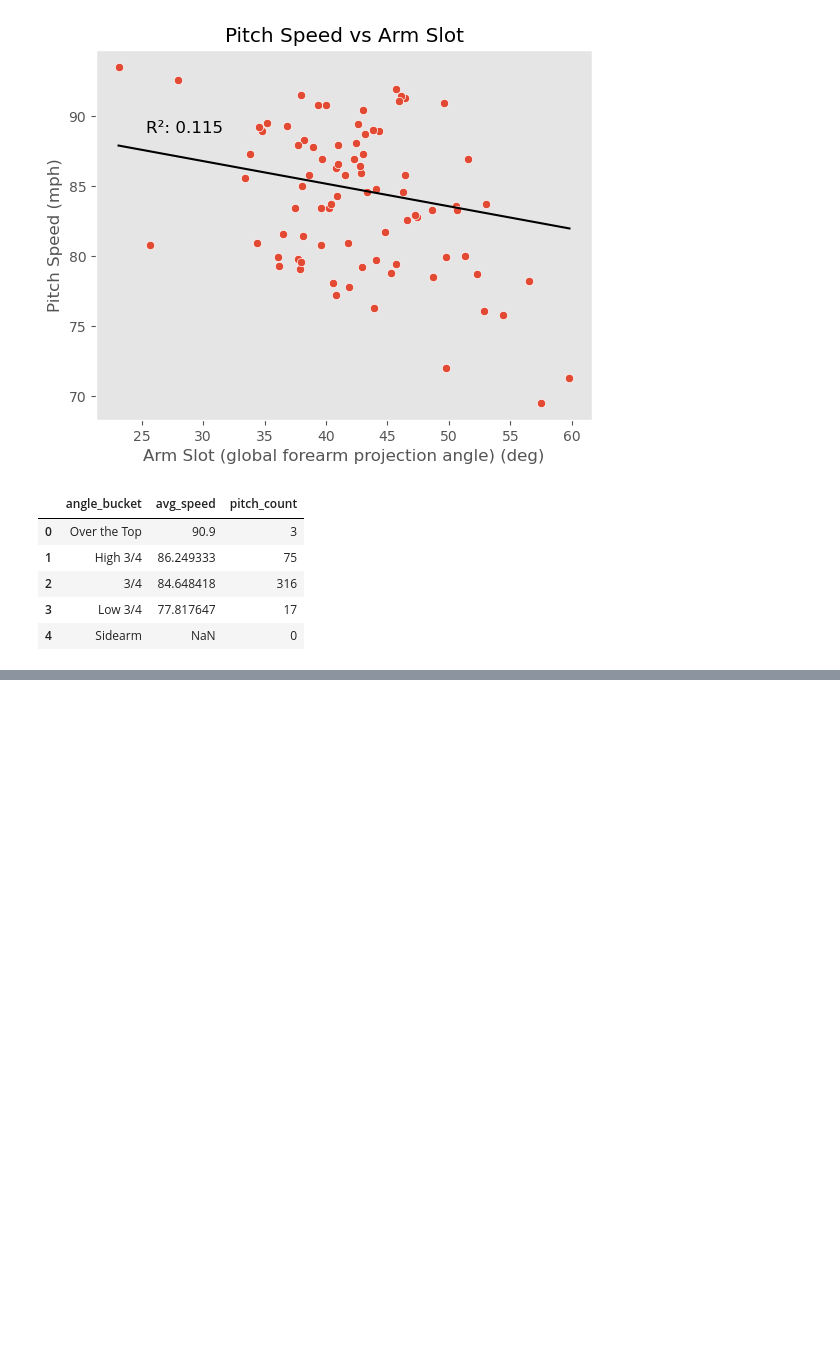
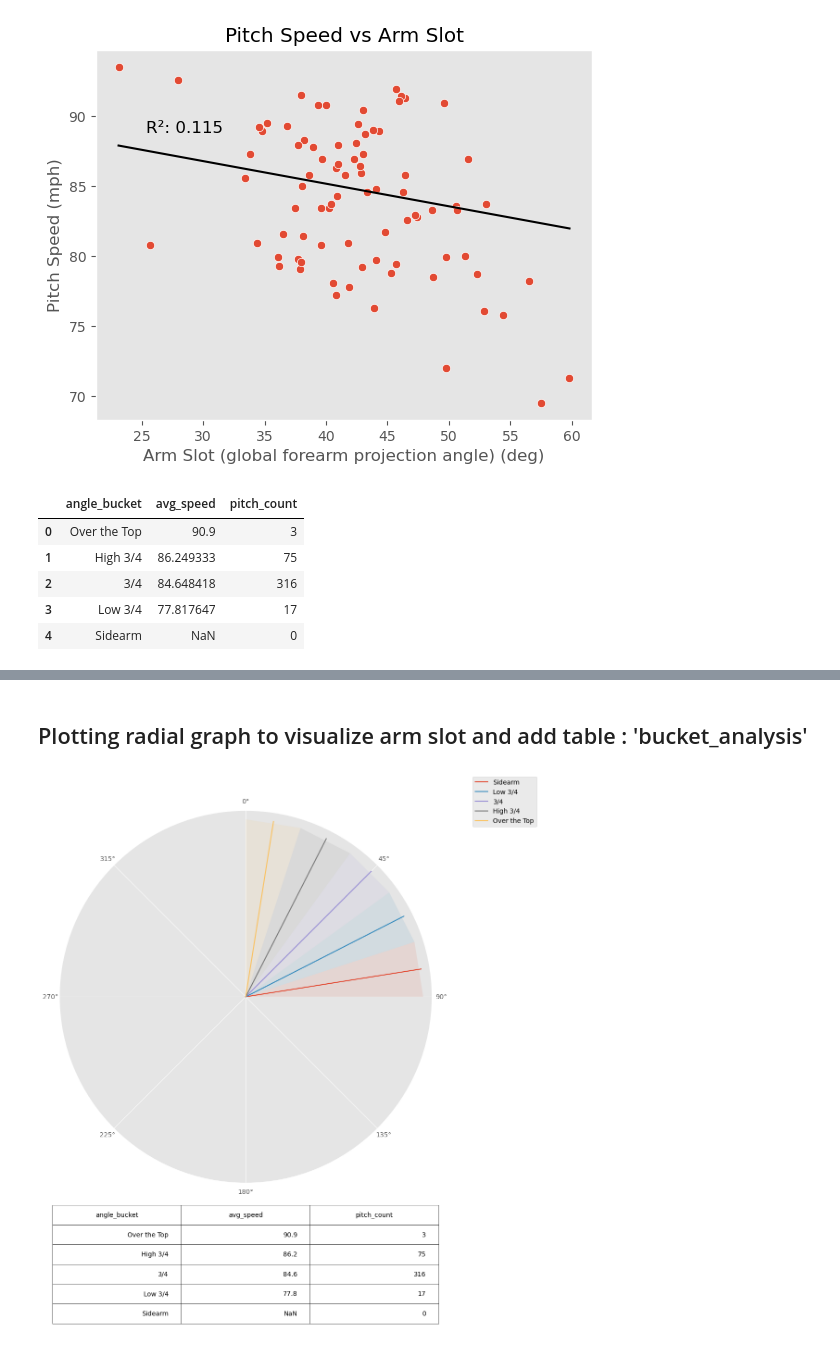
Before and after one commit to EmilioCMartinez/Baseball-Related, a Jupyter notebook: openbiomechanics/Arm Slot Analysis.ipynb, the cells around one changed output, grey strips where cells are left out. Drawn from its saved outputs; the diff is of its cells as text; code cells hidden in the pictures; blank space fills up the shorter version.

Commit message:
Add files via upload
View velocity as a product of arm slot

```diff
--- a/openbiomechanics/Arm Slot Analysis.ipynb
+++ b/openbiomechanics/Arm Slot Analysis.ipynb
@@ -264,0 +172,47 @@ plt.show()
+# %% [markdown]
+## Plotting radial graph to visualize arm slot and add table : 'bucket_analysis'
+# %%
+#change all velos to 1 decimal point
+bucket_analysis['avg_speed'] = bucket_analysis['avg_speed'].apply(lambda x: f'{x:.1f}' if isinstance(x, float) else x)
+
+# Define bucket angles for polar plot
+bucket_angles = {
+    'Sidearm': 90 - 9 ,  # Midpoint of 72 to 90 degrees
+    'Low 3/4': 90 - 9 - 18,
+    '3/4': 90 - 9 - 36,
+    'High 3/4': 90 - 9 - 54,
+    'Over the Top': 90 - 9 - 72
+}
+
+
+# Set up the figure
+fig, ax = plt.subplots(2, 1, figsize=(10, 12), gridspec_kw={'height_ratios': [3, 1]})
+
+# Polar plot
+ax0 = plt.subplot(211, projection='polar')
+for bucket, angle in bucket_angles.items():
+    angle_rad = np.deg2rad(angle)
+    ax0.plot([angle_rad, angle_rad], [0, 1], label=bucket)
+    ax0.fill_between([angle_rad - np.deg2rad(9), angle_rad + np.deg2rad(9)], 0, 1, alpha=0.1)
+
+ax0.set_theta_zero_location('N')
+ax0.set_theta_direction(-1)
+ax0.set_rticks([])
+ax0.set_yticklabels([])
+ax0.legend(loc='upper left', bbox_to_anchor=(1.1, 1.1))
+
+# Table plot
+ax1 = plt.subplot(212, frame_on=False) # no visible frame
+ax1.xaxis.set_visible(False)  # hide the x axis
+ax1.yaxis.set_visible(False)  # hide the y axis
+
+# Create the table and add cell text
+table = ax1.table(cellText=bucket_analysis.values, colLabels=bucket_analysis.columns, loc='center')
+table.auto_set_font_size(False)
+table.set_fontsize(10)
+table.scale(1, 2)  # scale table size
+
+plt.tight_layout()
+plt.show()
+# %% [output]
+[figure, added]
```
Also changed, not shown: parts of 3 cells of this notebook.
